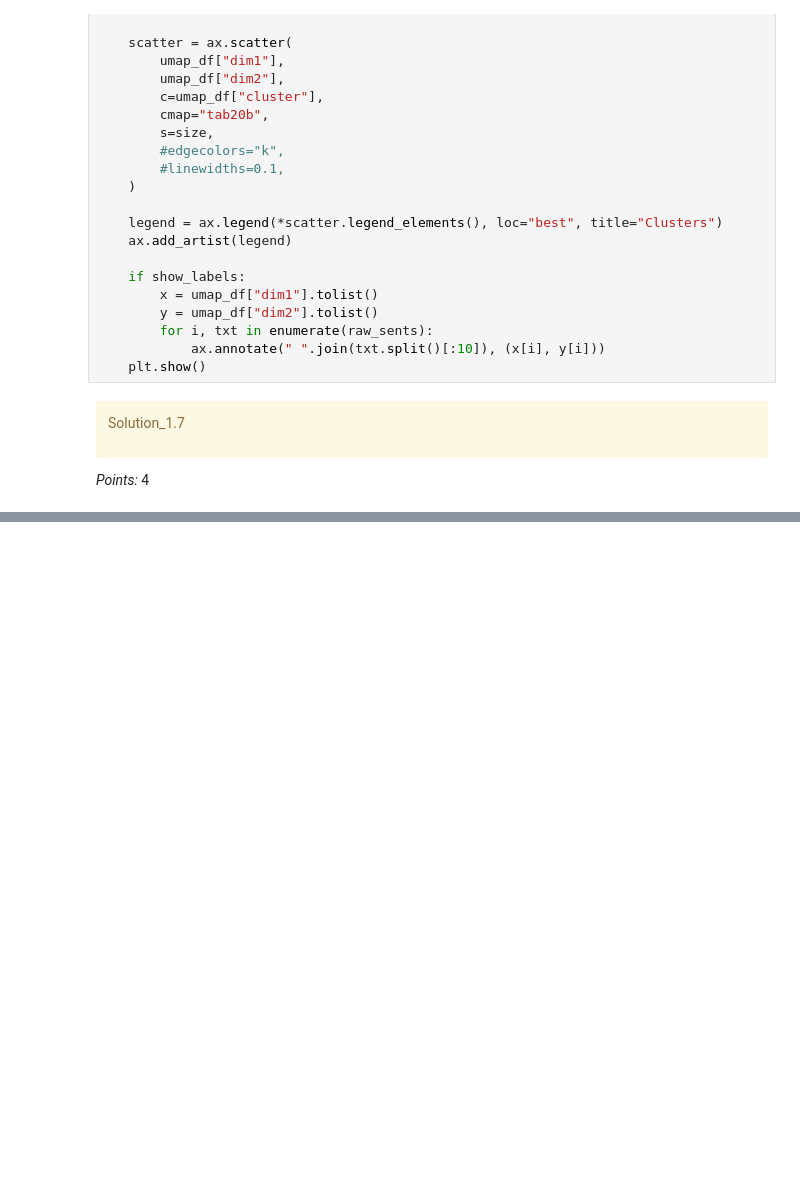
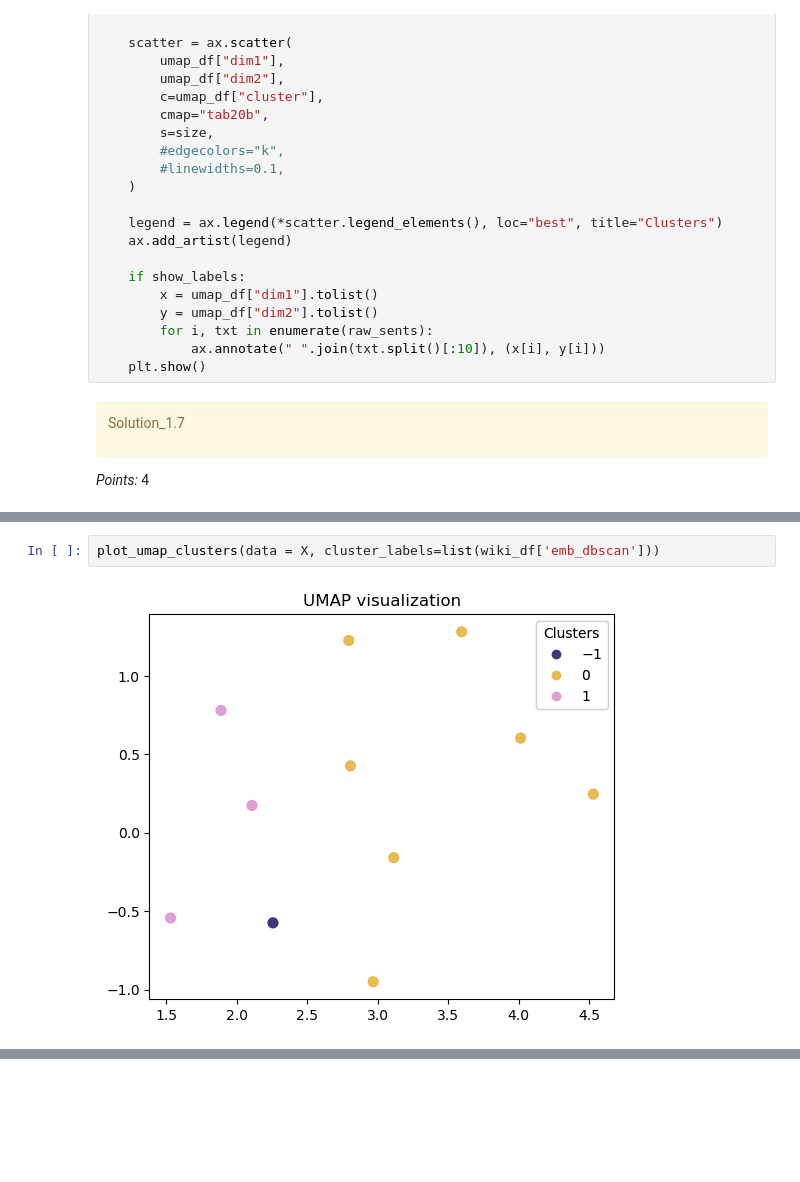
Before and after one commit to chloezandberg/cpsc330hw6, a Jupyter notebook: hw6.ipynb, the cells around one changed output, grey strips where cells are left out. Drawn from its saved outputs; the diff is of its cells as text; blank space fills up the shorter version.

```diff
--- a/hw6.ipynb
+++ b/hw6.ipynb
@@ -579,0 +586,4 @@ _Points:_ 4
+# %%
+plot_umap_clusters(data = X, cluster_labels=list(wiki_df['emb_dbscan']))
+# %% [output]
+[figure, added]
```
Also changed, not shown: parts of 13 cells of this notebook.
